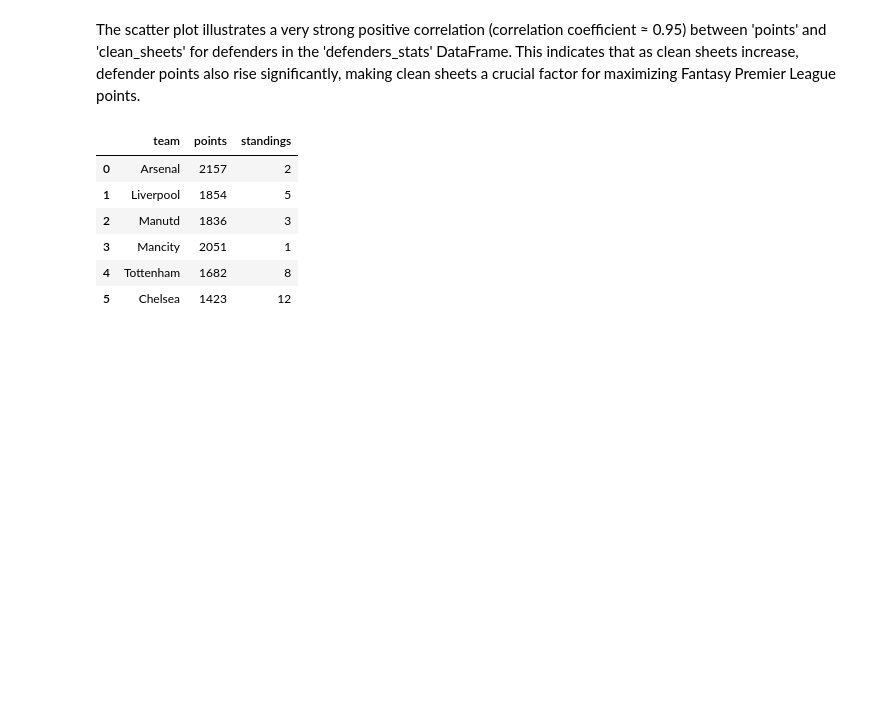
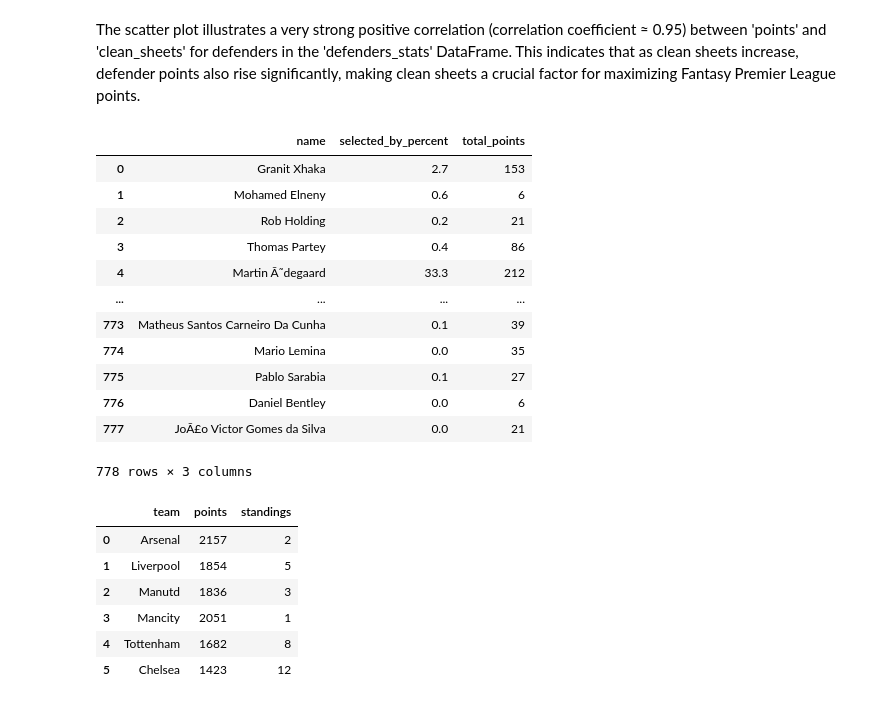
Before and after one commit to borhenDH/Fantasy-premier-league-Data-Analysis-and-Visualisation, a Jupyter notebook: analysis.ipynb, the cells around one changed output. Saved outputs shown, nothing was run; the diff lists cells and outputs as text; code cells hidden in the pictures; blank space fills up the shorter version.

```diff
--- a/analysis.ipynb
+++ b/analysis.ipynb
@@ -320,6 +320,22 @@ plt.show()
 [figure]
 # %% [markdown]
 The scatter plot illustrates a very strong positive correlation (correlation coefficient ≈ 0.95) between 'points' and 'clean_sheets' for defenders in the 'defenders_stats' DataFrame. This indicates that as clean sheets increase, defender points also rise significantly, making clean sheets a crucial factor for maximizing Fantasy Premier League points.
+# %%
+data[['name','selected_by_percent','total_points']]
+# %% [output]
+|  | name | selected_by_percent | total_points |
+| 0 | Granit Xhaka | 2.7 | 153 |
+| 1 | Mohamed Elneny | 0.6 | 6 |
+| 2 | Rob Holding | 0.2 | 21 |
+| 3 | Thomas Partey | 0.4 | 86 |
+| 4 | Martin Ã˜degaard | 33.3 | 212 |
+| ... | ... | ... | ... |
+| 773 | Matheus Santos Carneiro Da Cunha | 0.1 | 39 |
+| 774 | Mario Lemina | 0.0 | 35 |
+| 775 | Pablo Sarabia | 0.1 | 27 |
+| 776 | Daniel Bentley | 0.0 | 6 |
+| 777 | JoÃ£o Victor Gomes da Silva | 0.0 | 21 |
+778 rows × 3 columns
 # %%
 ## Top 6
 
```
